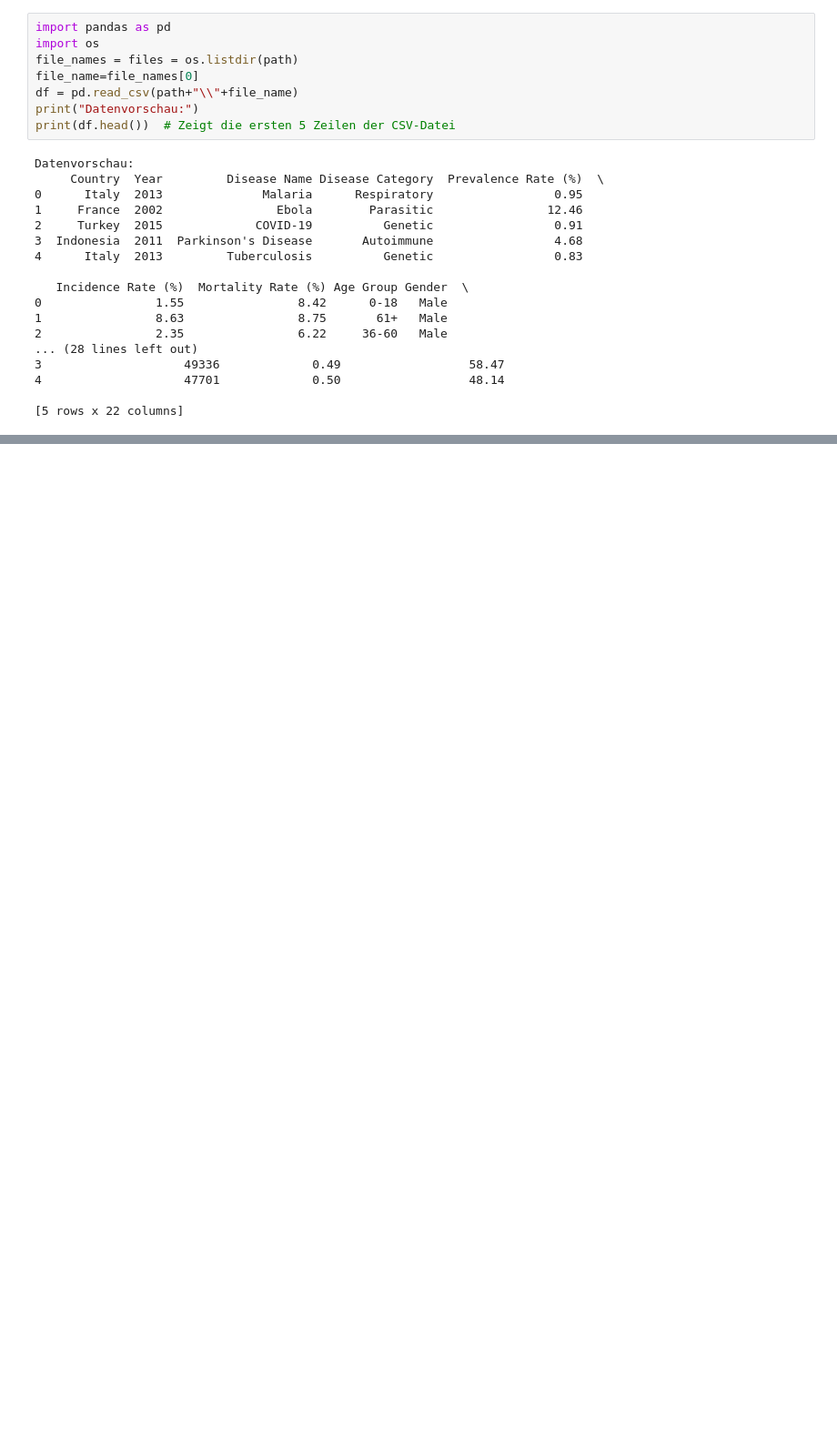
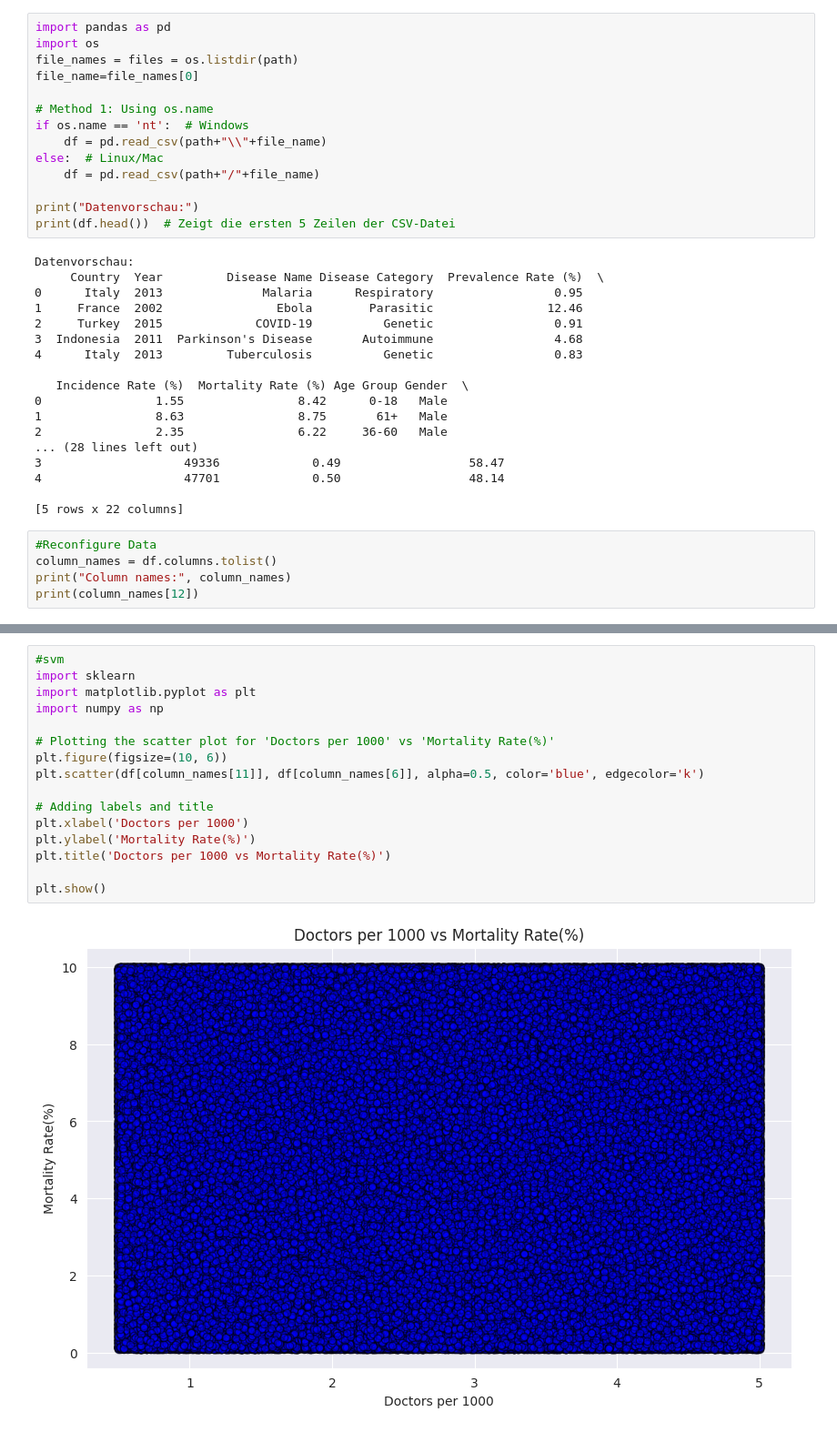
Before and after one commit to NietZarathustra/MLHome, a Jupyter notebook: DataRework.ipynb, the cells around one changed output, grey strips where cells are left out. Shown at 91% size. Cells and saved outputs as stored; diff of their text form; blank space fills up the shorter version.

```diff
--- a/DataRework.ipynb
+++ b/DataRework.ipynb
@@ -28,7 +13,13 @@ import pandas as pd
 import os
 file_names = files = os.listdir(path)
 file_name=file_names[0]
-df = pd.read_csv(path+"\\"+file_name)
+
+# Method 1: Using os.name
+if os.name == 'nt':  # Windows
+    df = pd.read_csv(path+"\\"+file_name)
+else:  # Linux/Mac
+    df = pd.read_csv(path+"/"+file_name)
+
 print("Datenvorschau:")
 print(df.head())  # Zeigt die ersten 5 Zeilen der CSV-Datei
 # %% [output]
@@ -49,3 +40,8 @@ Datenvorschau:
 4                    47701             0.50                  48.14
 
 [5 rows x 22 columns]
+# %%
+#Reconfigure Data
+column_names = df.columns.tolist()
+print("Column names:", column_names)
+print(column_names[12])
@@ -51,0 +51,18 @@ Datenvorschau:
+# %%
+#svm
+import sklearn
+import matplotlib.pyplot as plt
+import numpy as np
+
+# Plotting the scatter plot for 'Doctors per 1000' vs 'Mortality Rate(%)'
+plt.figure(figsize=(10, 6))
+plt.scatter(df[column_names[11]], df[column_names[6]], alpha=0.5, color='blue', edgecolor='k')
+
+# Adding labels and title
+plt.xlabel('Doctors per 1000')
+plt.ylabel('Mortality Rate(%)')
+plt.title('Doctors per 1000 vs Mortality Rate(%)')
+
+plt.show()
+# %% [output]
+[figure, added]
```
Also changed, not shown: parts of 5 cells of this notebook, 2 other files.
